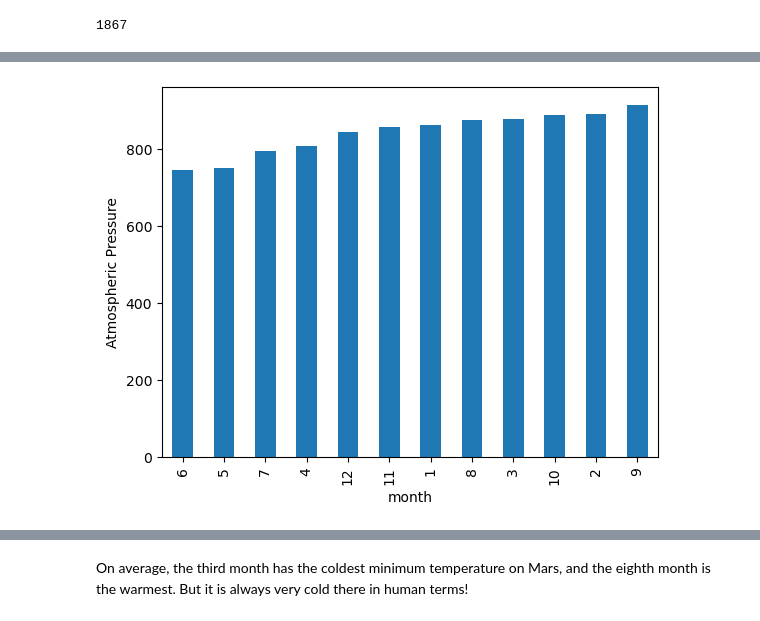
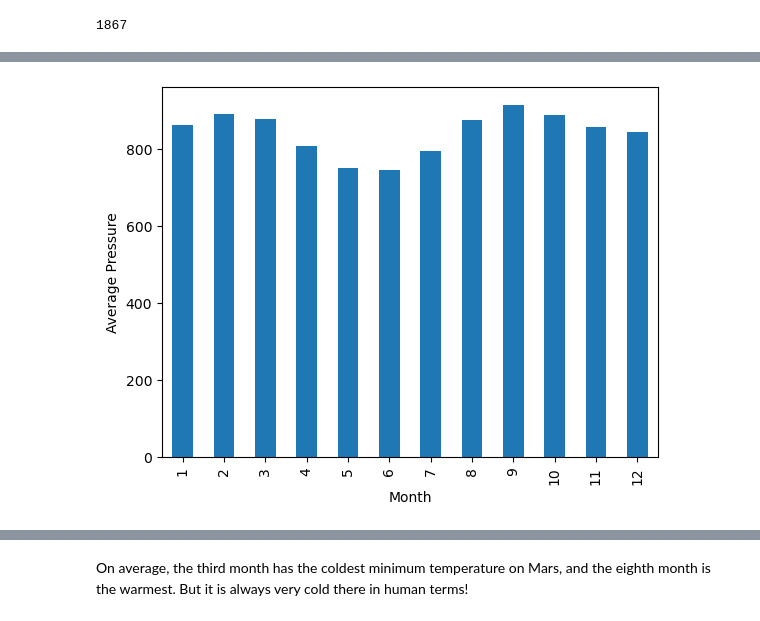
Before and after one commit to AhldenBrough/scraping-challenge, a Jupyter notebook: part_2_mars_weather.ipynb, the cells around one changed output, grey strips where cells are left out. Saved outputs shown, nothing was run; the diff lists cells and outputs as text; code cells hidden in the pictures.

```diff
--- a/part_2_mars_weather.ipynb
+++ b/part_2_mars_weather.ipynb
@@ -130,9 +137,9 @@ dtype('O')
 # %%
 # Change data types for data analysis
 mars_df['id'] = mars_df['id'].astype('int64')
-# mars_df = pd.to_datetime(mars_df['terrestrial_date'])
-# mars_df = mars_df.astype({'sol': 'int64'})
-# mars_df = mars_df.astype({'ls': 'int64'})
-# mars_df = mars_df.astype({'month': 'int64'})
-# mars_df = mars_df.astype({'min_temp': 'float64'})
-# mars_df = mars_df.astype({'pressure': 'float64'})
+mars_df['terrestrial_date'] = pd.to_datetime(mars_df['terrestrial_date'])
+mars_df['sol'] = mars_df['sol'].astype('int64')
+mars_df['ls'] = mars_df['ls'].astype('int64')
+mars_df['month'] = mars_df['month'].astype('int64')
+mars_df['min_temp'] = mars_df['min_temp'].astype('float64')
+mars_df['pressure'] = mars_df['pressure'].astype('float64')
@@ -207,2 +234,3 @@ Name: min_temp, dtype: float64
 # %%
 # 4. Average pressure by Martian month
+avg_pressure = mars_df.groupby('month').mean()['pressure']
@@ -224,4 +237,8 @@ Name: pressure, dtype: float64
 # %%
 # Plot the average pressure by month
+avg_pressure.plot.bar()
+plt.xlabel('Month')
+plt.ylabel('Average Pressure')
+plt.show()
 # %% [output]
-[figure, old version]
+[figure, new version]
```
Also changed, not shown: parts of 16 cells of this notebook.
